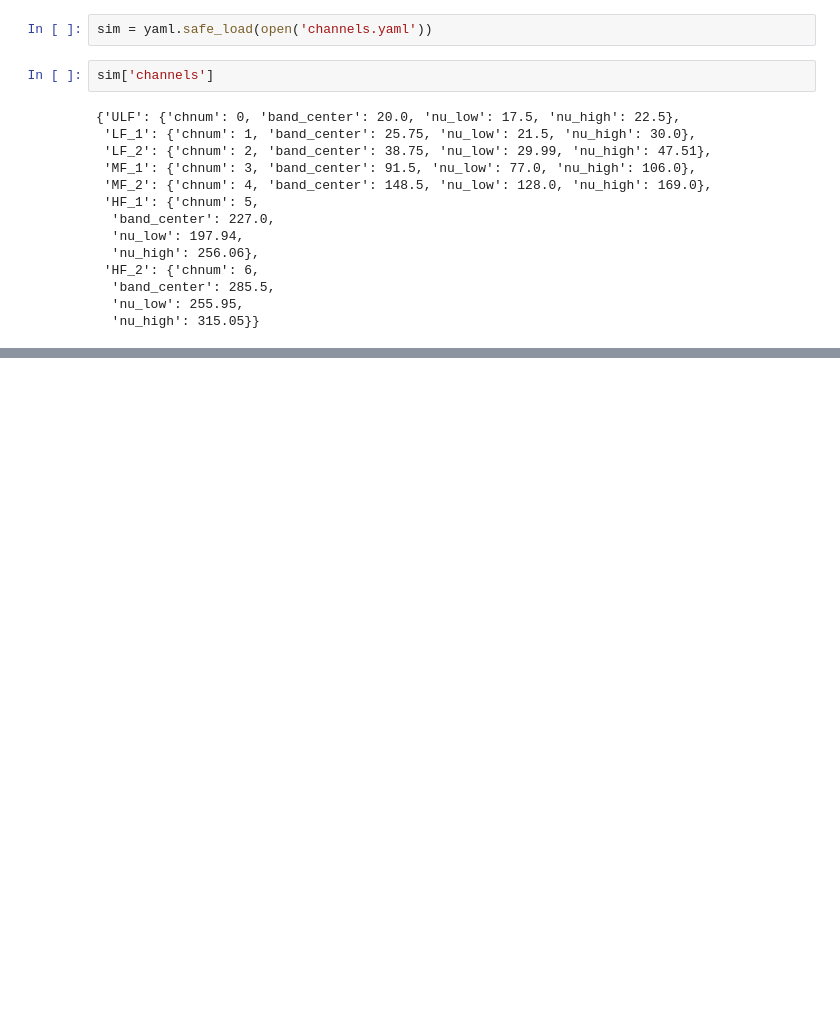
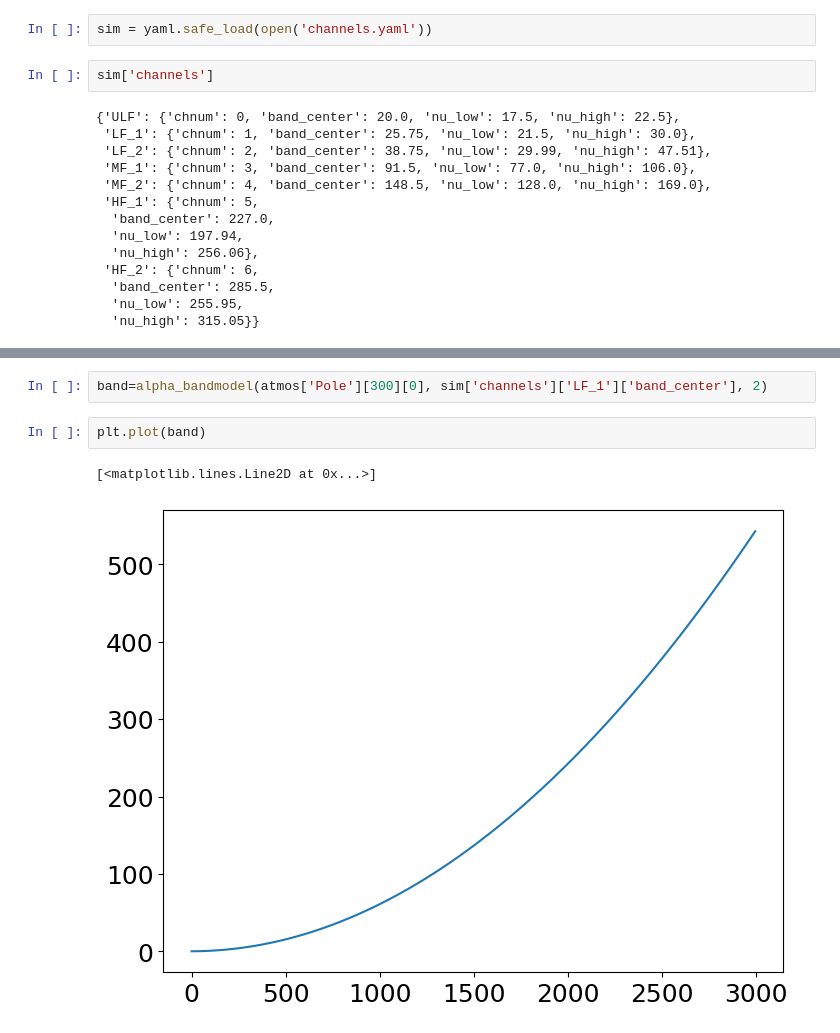
Before and after one commit to JohnRuhl/Atmos_pwv_flucts, a Jupyter notebook: Atmos_pwv_flucts.ipynb, the cells around one changed output, grey strips where cells are left out. Saved outputs shown, nothing was run; the diff lists cells and outputs as text; blank space fills up the shorter version.

```diff
--- a/Atmos_pwv_flucts.ipynb
+++ b/Atmos_pwv_flucts.ipynb
@@ -80,0 +100,7 @@ sim['channels']
+# %%
+band=alpha_bandmodel(atmos['Pole'][300][0], sim['channels']['LF_1']['band_center'], 2)
+# %%
+plt.plot(band)
+# %% [output]
+[<matplotlib.lines.Line2D at 0x...>]
+[figure, added]
```
Also changed, not shown: parts of 5 cells of this notebook, 1 other file.
